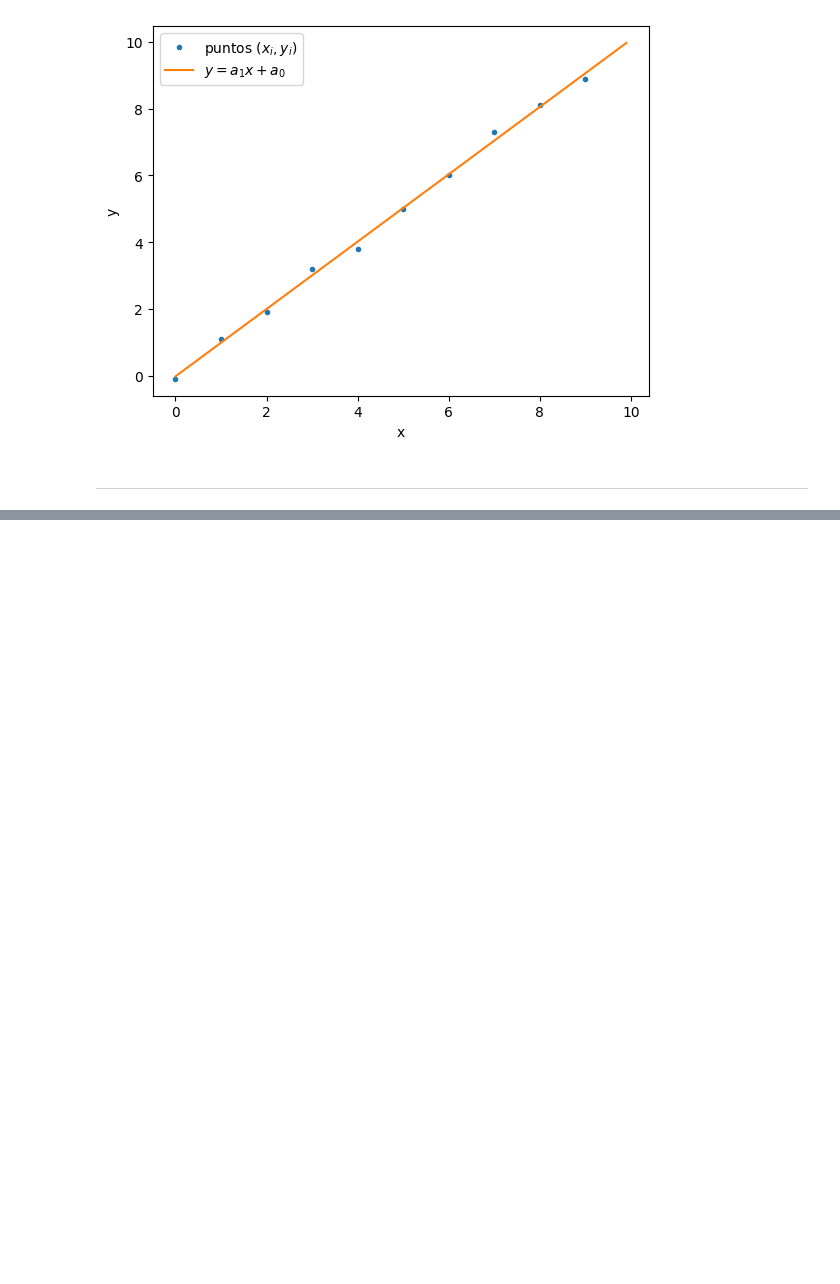
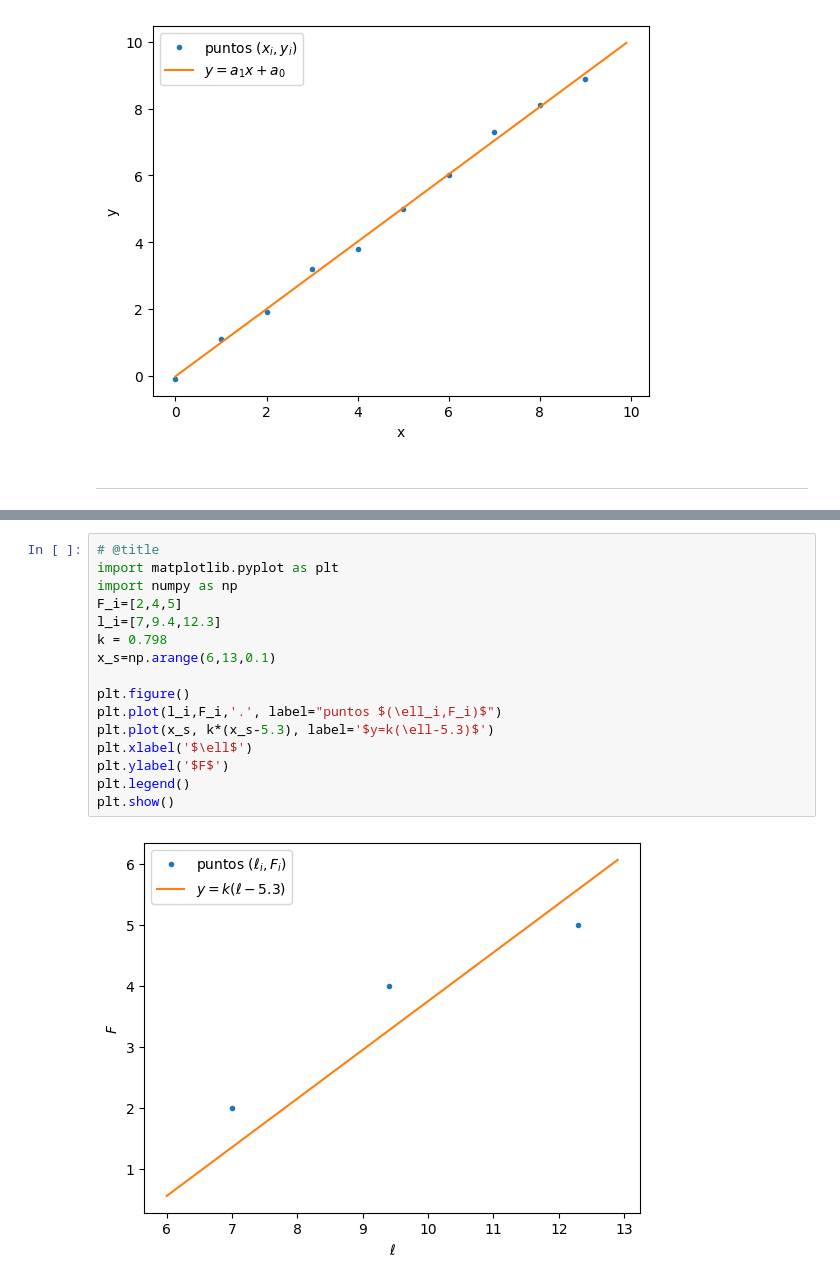
Before and after one commit to nicolaciar/numerico1-famaf, a Jupyter notebook: Practicos/Practico4_ANI.ipynb, the cells around one changed output, grey strips where cells are left out. Drawn from its saved outputs; the diff is of its cells as text; blank space fills up the shorter version.

```diff
--- a/Practicos/Practico4_ANI.ipynb
+++ b/Practicos/Practico4_ANI.ipynb
@@ -117,0 +549,18 @@ plt.show()
+# %%
+# @title
+import matplotlib.pyplot as plt
+import numpy as np
+F_i=[2,4,5]
+l_i=[7,9.4,12.3]
+k = 0.798
+x_s=np.arange(6,13,0.1)
+
+plt.figure()
+plt.plot(l_i,F_i,'.', label="puntos $(\ell_i,F_i)$")
+plt.plot(x_s, k*(x_s-5.3), label='$y=k(\ell-5.3)$')
+plt.xlabel('$\ell$')
+plt.ylabel('$F$')
+plt.legend()
+plt.show()
+# %% [output]
+[figure, added]
```
Also changed, not shown: parts of 61 cells of this notebook.
